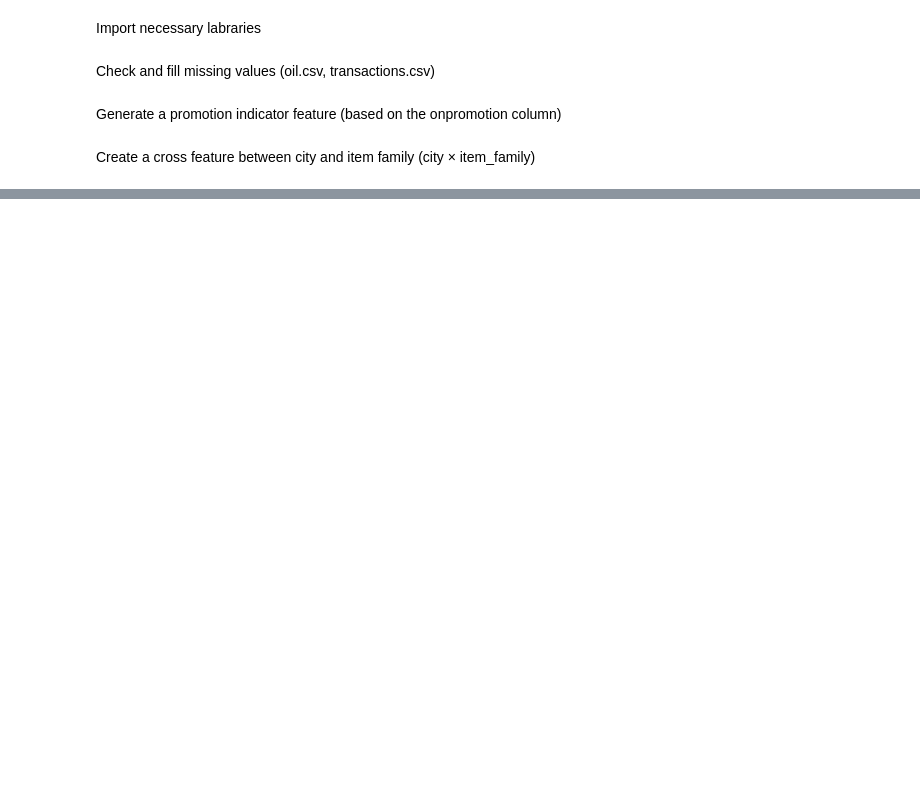
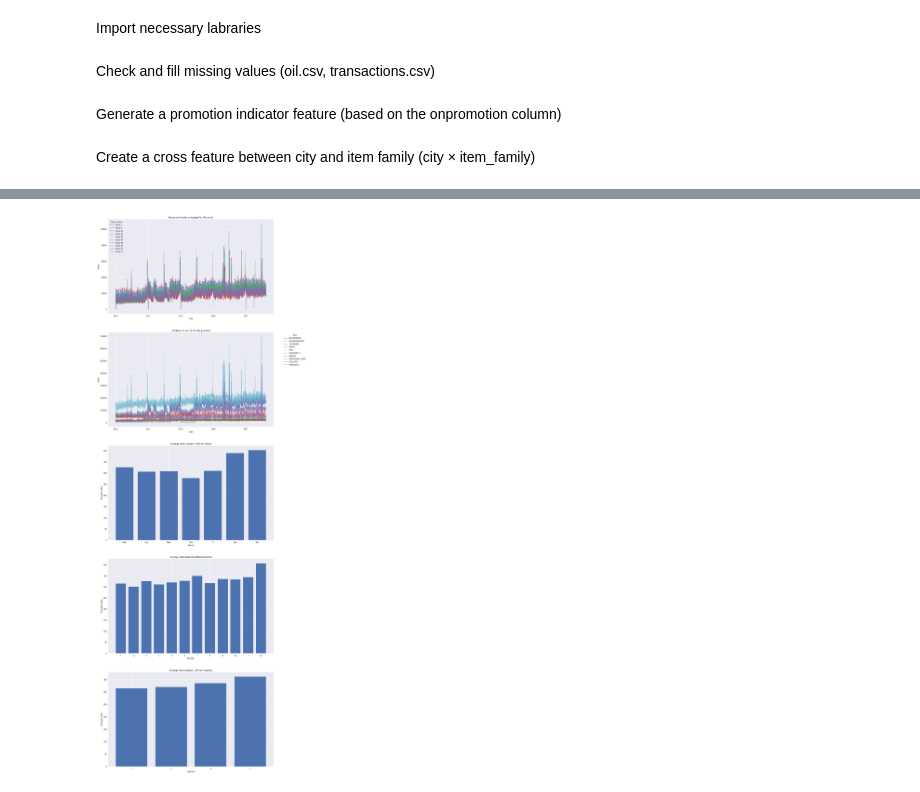
Before and after one commit to JerryJIANG721/Store-Sales---Time-Series-Forecasting, a Jupyter notebook: notebooks/notebook for JL.ipynb, the cells around one changed output, grey strips where cells are left out. Saved outputs shown, nothing was run; the diff lists cells and outputs as text; code cells hidden in the pictures; blank space fills up the shorter version.

Commit message:
finish the visualisation part of JL

```diff
--- a/notebooks/notebook for JL.ipynb
+++ b/notebooks/notebook for JL.ipynb
@@ -48,0 +51,89 @@ file_train.to_csv("../clean_data/train_clean.csv", index=False)
+# %%
+data = pd.read_csv("../clean_data/train_clean.csv")
+data["date"] = pd.to_datetime(data["date"])
+
+daily_store = data.groupby(["date", "store_nbr"])["sales"].sum().reset_index()
+
+top_stores = data.groupby("store_nbr")["sales"].sum().nlargest(10).index
+
+daily_store_top = daily_store[daily_store["store_nbr"].isin(top_stores)]
+
+top_families = data.groupby("family")["sales"].sum().nlargest(10).index
+
+df_top_family = data[data["family"].isin(top_families)]
+
+daily_family = df_top_family.groupby(["date", "family"])["sales"].sum().reset_index()
+
+data["weekday_num"] = data["date"].dt.weekday
+data["weekday_name"] = data["date"].dt.day_name()
+
+weekday_order = [0, 1, 2, 3, 4, 5, 6]
+
+weekday_sales = data.groupby("weekday_num")["sales"].mean().reindex(weekday_order).reset_index()
+
+weekday_map = {0:"Mon",1:"Tue",2:"Wed",3:"Thu",4:"Fri",5:"Sat",6:"Sun"}
+weekday_sales["weekday"] = weekday_sales["weekday_num"].map(weekday_map)
+
+data["month"] = data["date"].dt.month
+
+month_sales = data.groupby("month")["sales"].mean().reset_index()
+
+data["quarter"] = data["date"].dt.quarter
+
+quarter_sales = data.groupby("quarter")["sales"].mean().reset_index()
+
+
+
+fig, axs = plt.subplots(5,1,figsize=(15,50))
+
+# plot1
+
+for store, sub in daily_store_top.groupby("store_nbr"):
+    axs[0].plot(sub["date"], sub["sales"], label=f"Store {store}", alpha=0.8)
+axs[0].set_title("Tendance of sales everyday(Top 10 stores)")
+axs[0].set_xlabel("Date")
+axs[0].set_ylabel("Sales")
+axs[0].legend(title="Store number")
+
+
+# plot2
+
+for fam, sub in daily_family.groupby("family"):
+    axs[1].plot(sub["date"], sub["sales"], label=fam, alpha=0.8)
+
+axs[1].set_title("Tendance of top 10 hot sale products")
+axs[1].set_xlabel("Date")
+axs[1].set_ylabel("Sales")
+axs[1].legend(title="Type", bbox_to_anchor=(1.05, 1), loc="upper left")
+
+
+# plot3
+
+axs[2].bar(weekday_sales["weekday"], weekday_sales["sales"])
+axs[2].set_title("Average sales between different weeks")
+axs[2].set_xlabel("Week")
+axs[2].set_ylabel("Average sales")
+
+
+# plot4
+
+axs[3].bar(month_sales["month"], month_sales["sales"])
+axs[3].set_xticks(range(1, 13))
+axs[3].set_title("Average sales between different months")
+axs[3].set_xlabel("Months")
+axs[3].set_ylabel("Average sales")
+
+
+# plot5
+
+
+axs[4].bar(quarter_sales["quarter"], quarter_sales["sales"])
+axs[4].set_xticks([1, 2, 3, 4])
+axs[4].set_title("Average sales between different quarters")
+axs[4].set_xlabel("Quarters")
+axs[4].set_ylabel("Average sales")
+
+
+plt.show()
+# %% [output]
+[figure, added]
```
Also changed, not shown: parts of 1 cell of this notebook, 1 other file.
